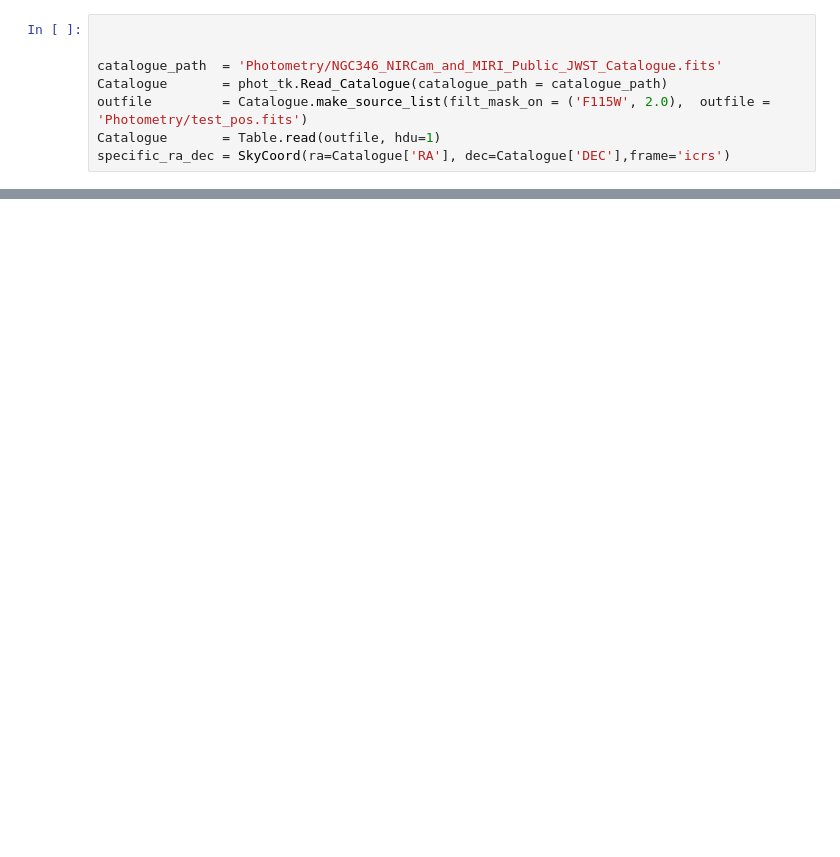
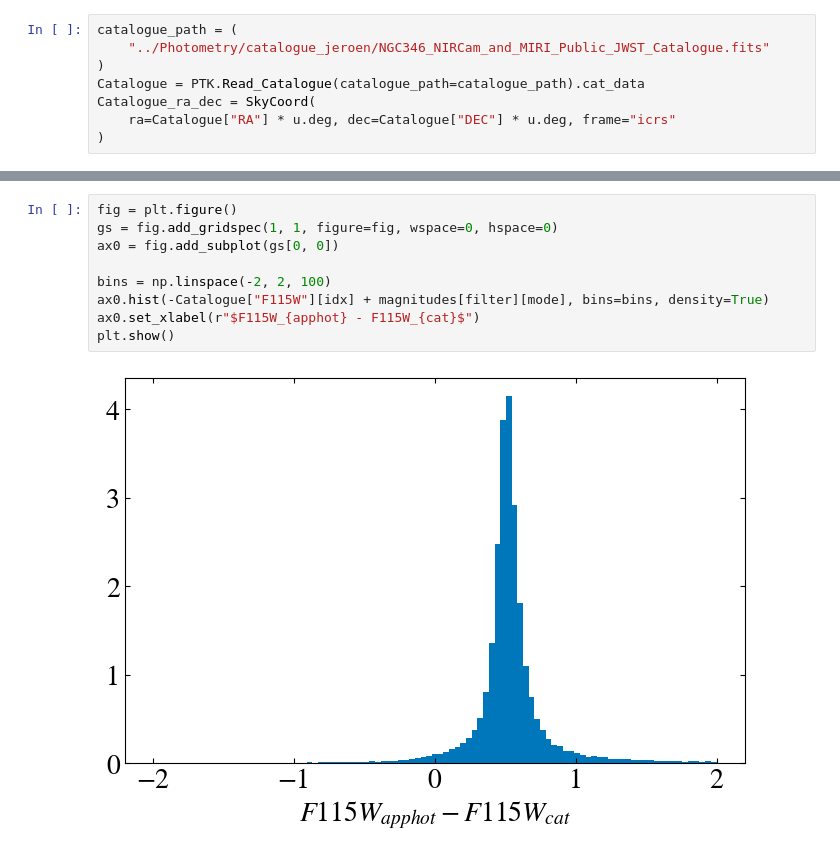
Before and after one commit to LukaSlagter/STRW-MSC, a Jupyter notebook: Photometry/Aperture/Comparing_source_detection.ipynb, the cells around one changed output, grey strips where cells are left out. Saved outputs shown, nothing was run; the diff lists cells and outputs as text; blank space fills up the shorter version.

```diff
--- a/Photometry/Aperture/Comparing_source_detection.ipynb
+++ b/Photometry/Aperture/Comparing_source_detection.ipynb
@@ -128,8 +64,8 @@ center              = SkyCoord(ra=np.mean(region[0])*u.deg, dec=np.mean(region[1
 # %%
-
-
-catalogue_path  = 'Photometry/NGC346_NIRCam_and_MIRI_Public_JWST_Catalogue.fits'
-Catalogue       = phot_tk.Read_Catalogue(catalogue_path = catalogue_path)
-outfile         = Catalogue.make_source_list(filt_mask_on = ('F115W', 2.0),  outfile = 'Photometry/test_pos.fits')
-Catalogue       = Table.read(outfile, hdu=1)
-specific_ra_dec = SkyCoord(ra=Catalogue['RA'], dec=Catalogue['DEC'],frame='icrs')
+catalogue_path = (
+    "../Photometry/catalogue_jeroen/NGC346_NIRCam_and_MIRI_Public_JWST_Catalogue.fits"
+)
+Catalogue = PTK.Read_Catalogue(catalogue_path=catalogue_path).cat_data
+Catalogue_ra_dec = SkyCoord(
+    ra=Catalogue["RA"] * u.deg, dec=Catalogue["DEC"] * u.deg, frame="icrs"
+)
@@ -176,3 +85,14 @@ target_wcs, shape_out = plot_test(JWST_files.files.file_paths_1overf_jhat['F115W
+# %%
+fig = plt.figure()
+gs = fig.add_gridspec(1, 1, figure=fig, wspace=0, hspace=0)
+ax0 = fig.add_subplot(gs[0, 0])
+
+bins = np.linspace(-2, 2, 100)
+ax0.hist(-Catalogue["F115W"][idx] + magnitudes[filter][mode], bins=bins, density=True)
+ax0.set_xlabel(r"$F115W_{apphot} - F115W_{cat}$")
+plt.show()
+# %% [output]
+[figure, added]
 # %%
 fig = plt.figure()
 gs = fig.add_gridspec(1, 1, figure=fig, wspace=0, hspace=0)
```
Also changed, not shown: parts of 11 cells of this notebook, 5 other files.
